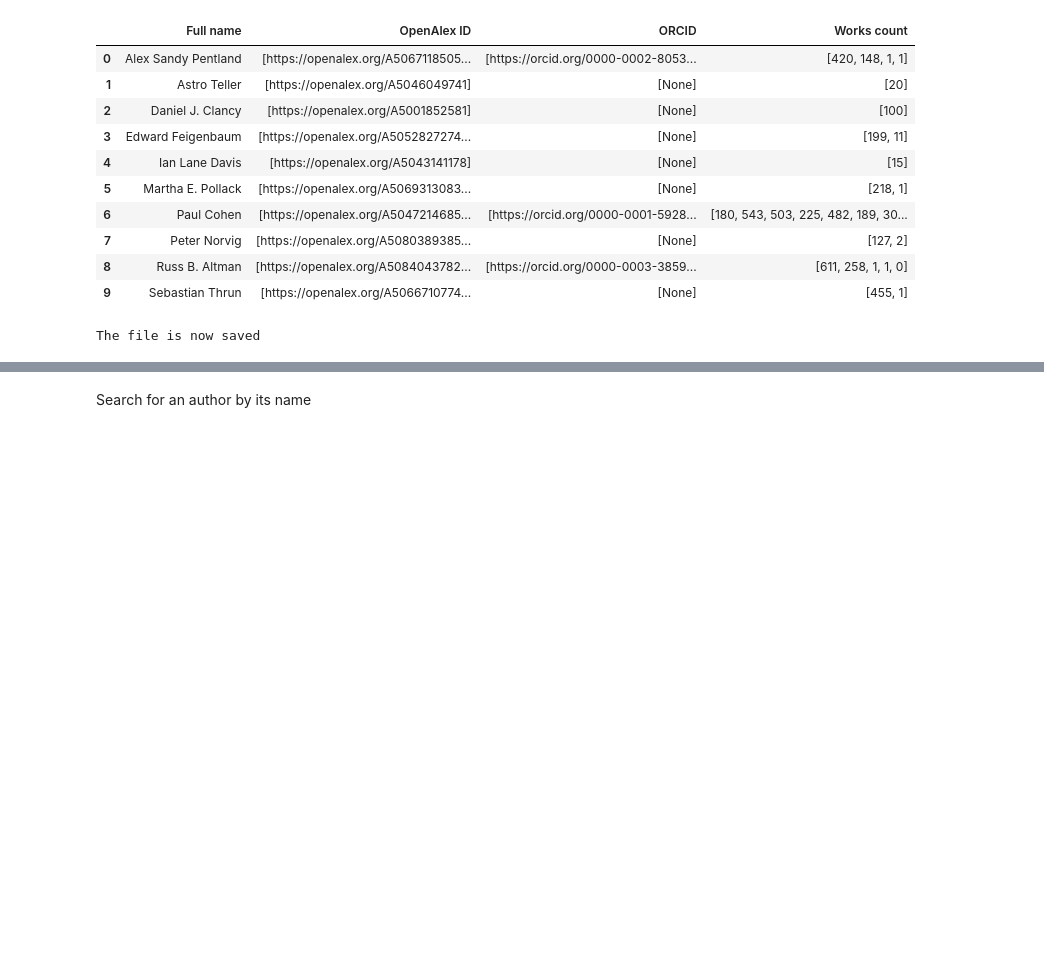
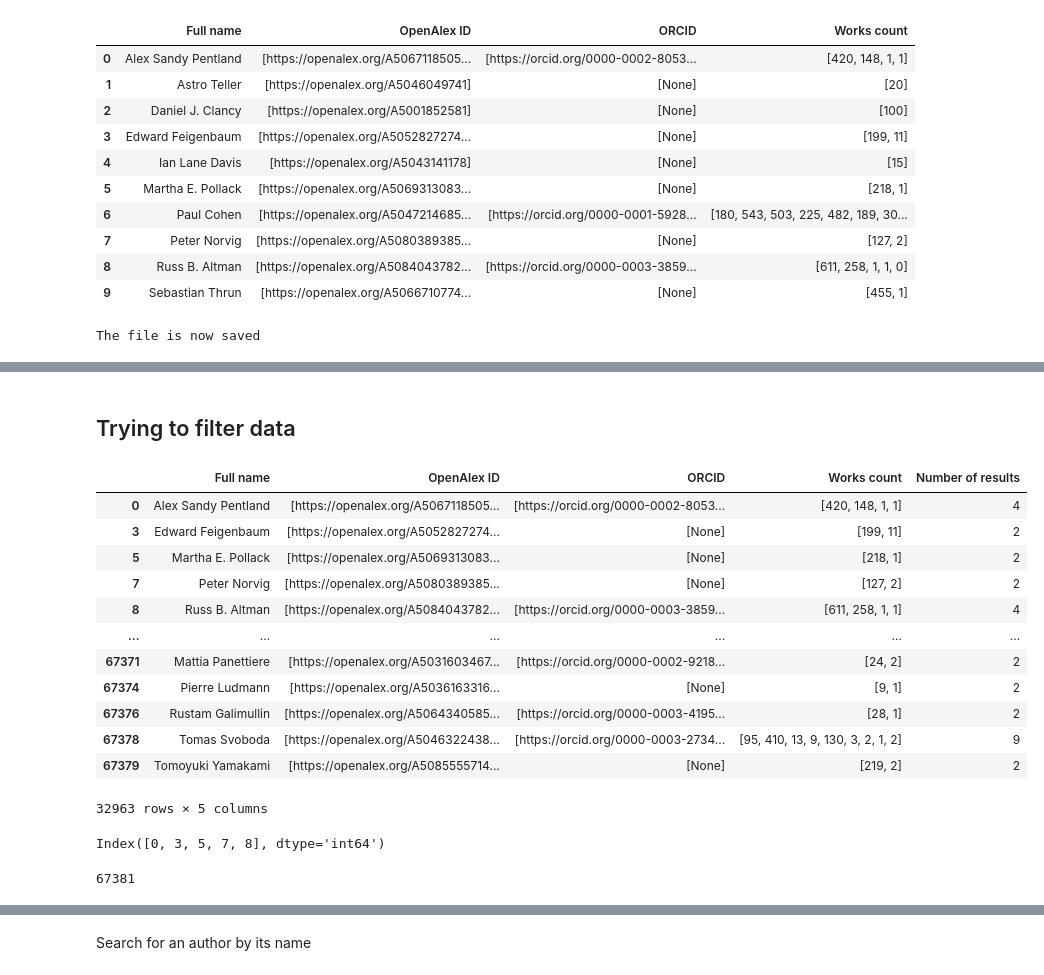
Before and after one commit to mariespedersen/Thesis_github, a Jupyter notebook: Get_citation_info.ipynb, the cells around one changed output, grey strips where cells are left out. Drawn from its saved outputs; the diff is of its cells as text; code cells hidden in the pictures; blank space fills up the shorter version.

```diff
--- a/Get_citation_info.ipynb
+++ b/Get_citation_info.ipynb
@@ -361,0 +269,19 @@ for i in range(0, len(my_list), chunk_size):
+# %% [markdown]
+## Trying to filter data
+# %%
+df_author['Number of results'] = number_of_results
+df_author[(df_author['Number of results'] > 1) & (df_author['Number of results'] < 25)]
+# %% [output]
+|  | Full name | OpenAlex ID | ORCID | Works count | Number of results |
+| 0 | Alex Sandy Pentland | [https://openalex.org/A5067118505... | [https://orcid.org/0000-0002-8053... | [420, 148, 1, 1] | 4 |
+| 3 | Edward Feigenbaum | [https://openalex.org/A5052827274... | [None] | [199, 11] | 2 |
+| 5 | Martha E. Pollack | [https://openalex.org/A5069313083... | [None] | [218, 1] | 2 |
+| 7 | Peter Norvig | [https://openalex.org/A5080389385... | [None] | [127, 2] | 2 |
+| 8 | Russ B. Altman | [https://openalex.org/A5084043782... | [https://orcid.org/0000-0003-3859... | [611, 258, 1, 1] | 4 |
+| ... | ... | ... | ... | ... | ... |
+| 67371 | Mattia Panettiere | [https://openalex.org/A5031603467... | [https://orcid.org/0000-0002-9218... | [24, 2] | 2 |
+| 67374 | Pierre Ludmann | [https://openalex.org/A5036163316... | [None] | [9, 1] | 2 |
+| 67376 | Rustam Galimullin | [https://openalex.org/A5064340585... | [https://orcid.org/0000-0003-4195... | [28, 1] | 2 |
+| 67378 | Tomas Svoboda | [https://openalex.org/A5046322438... | [https://orcid.org/0000-0003-2734... | [95, 410, 13, 9, 130, 3, 2, 1, 2] | 9 |
+| 67379 | Tomoyuki Yamakami | [https://openalex.org/A5085555714... | [None] | [219, 2] | 2 |
+32963 rows × 5 columns
@@ -361,0 +347,8 @@ for i in range(0, len(my_list), chunk_size):
+# %%
+df_disambiguated['OpenAlex ID'][0:5].index
+# %% [output]
+Index([0, 3, 5, 7, 8], dtype='int64')
+# %%
+len(df_author)
+# %% [output]
+67381
```
Also changed, not shown: parts of 47 cells of this notebook, 4 other files.
